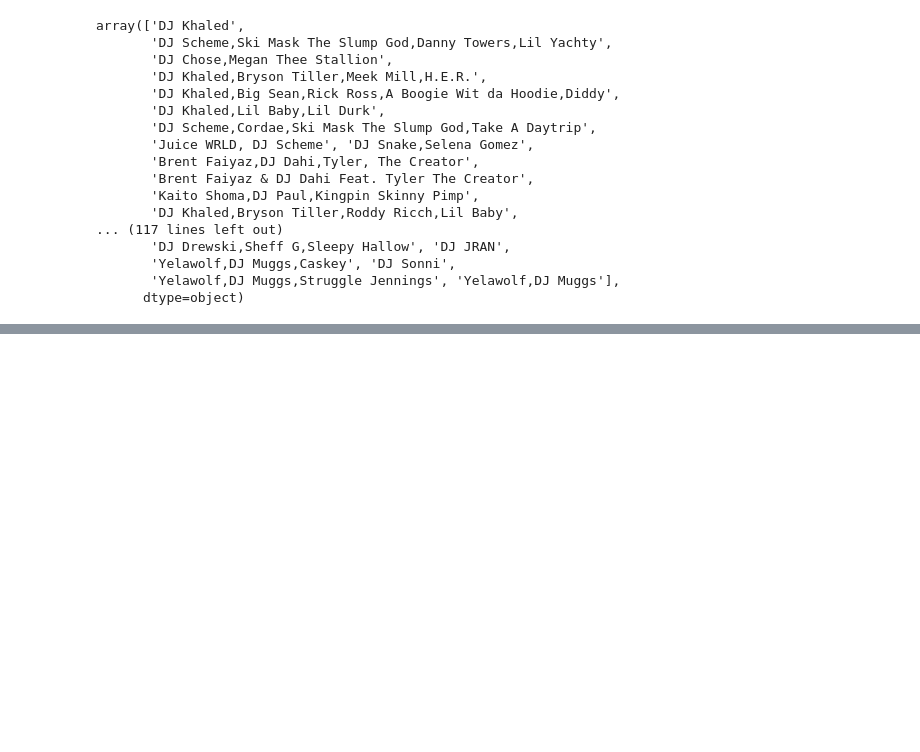
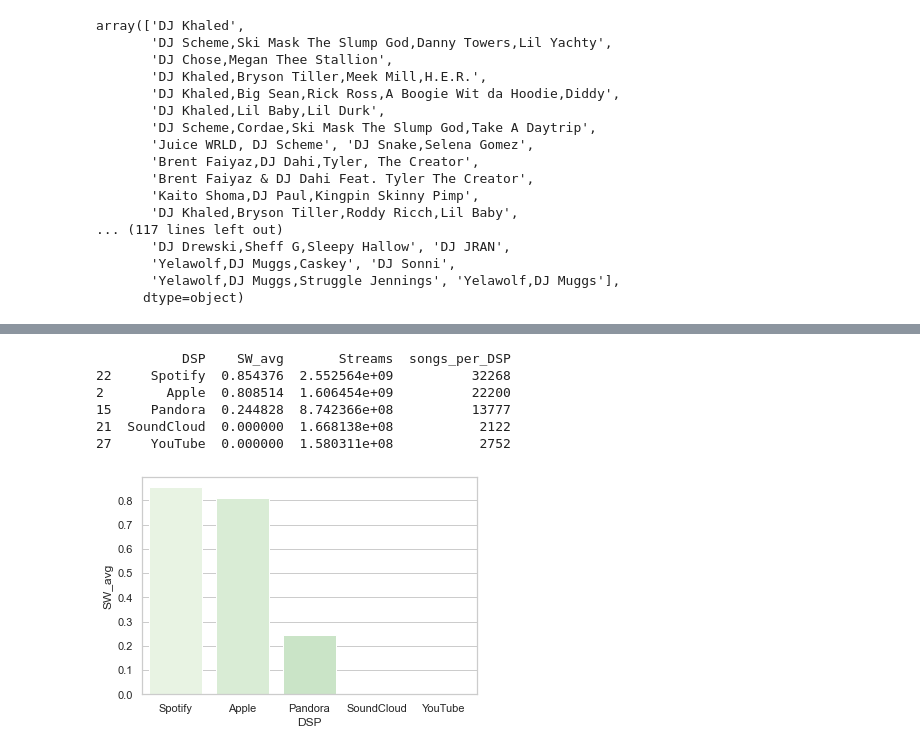
Before and after one commit to NSS-Data-Analytics-Cohort-6/mlc-project-nan-nagini, a Jupyter notebook: notebook/Cui_Weiyi_MLC.ipynb, the cells around one changed output, grey strips where cells are left out. Saved outputs shown, nothing was run; the diff lists cells and outputs as text; code cells hidden in the pictures; blank space fills up the shorter version.

Commit message:
added a barplot and started on visualizations

```diff
--- a/notebook/Cui_Weiyi_MLC.ipynb
+++ b/notebook/Cui_Weiyi_MLC.ipynb
@@ -482,0 +518,14 @@ print(DSP_df2)
+# %%
+top_5=DSP_df2.head(5)
+print(top_5)
+# %% [output]
+           DSP    SW_avg       Streams  songs_per_DSP
+22     Spotify  0.854376  2.552564e+09          32268
+2        Apple  0.808514  1.606454e+09          22200
+15     Pandora  0.244828  8.742366e+08          13777
+21  SoundCloud  0.000000  1.668138e+08           2122
+27     YouTube  0.000000  1.580311e+08           2752
+# %%
+ax = sns.barplot(x="DSP", y="SW_avg", data=top_5, palette=sns.color_palette("GnBu", 10), order=top_5['DSP'])
+# %% [output]
+[figure, added]
```
Also changed, not shown: parts of 31 cells of this notebook.
